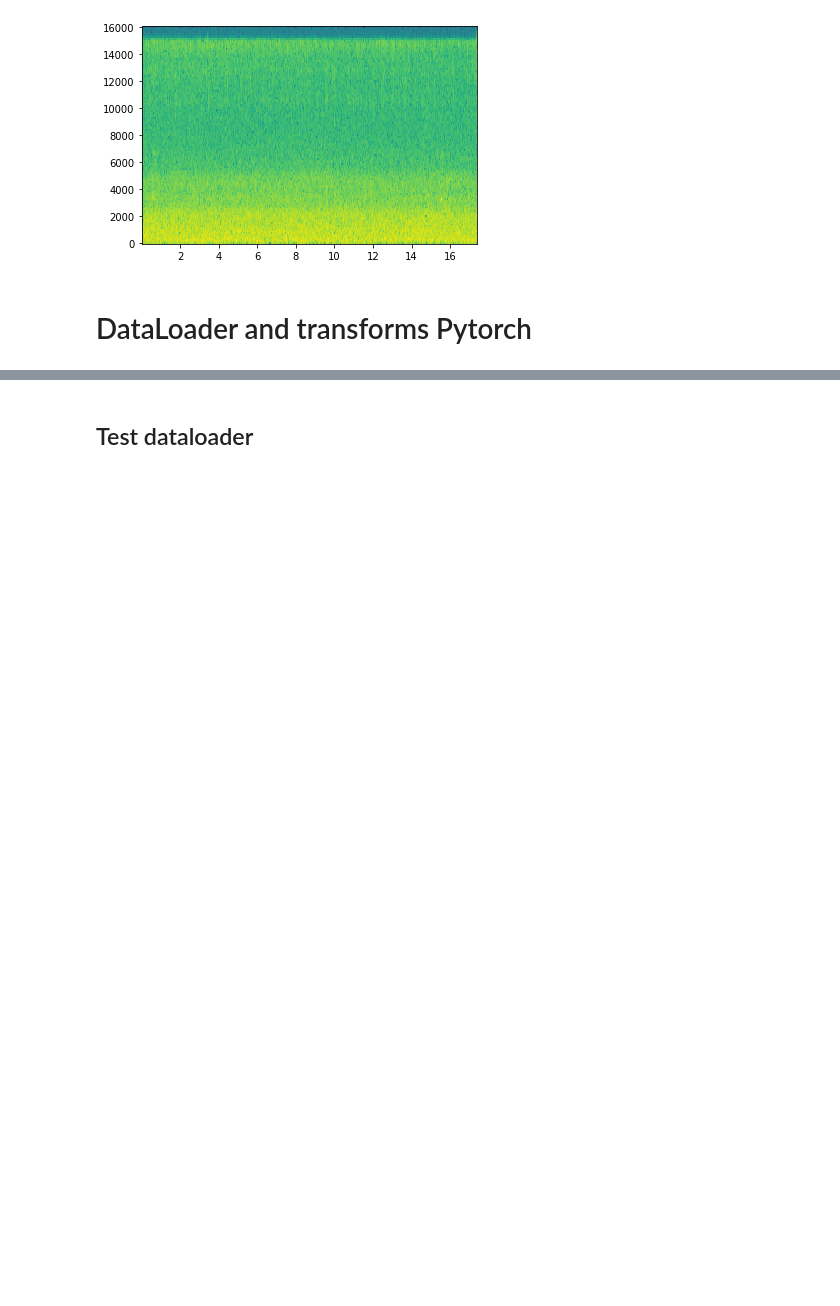
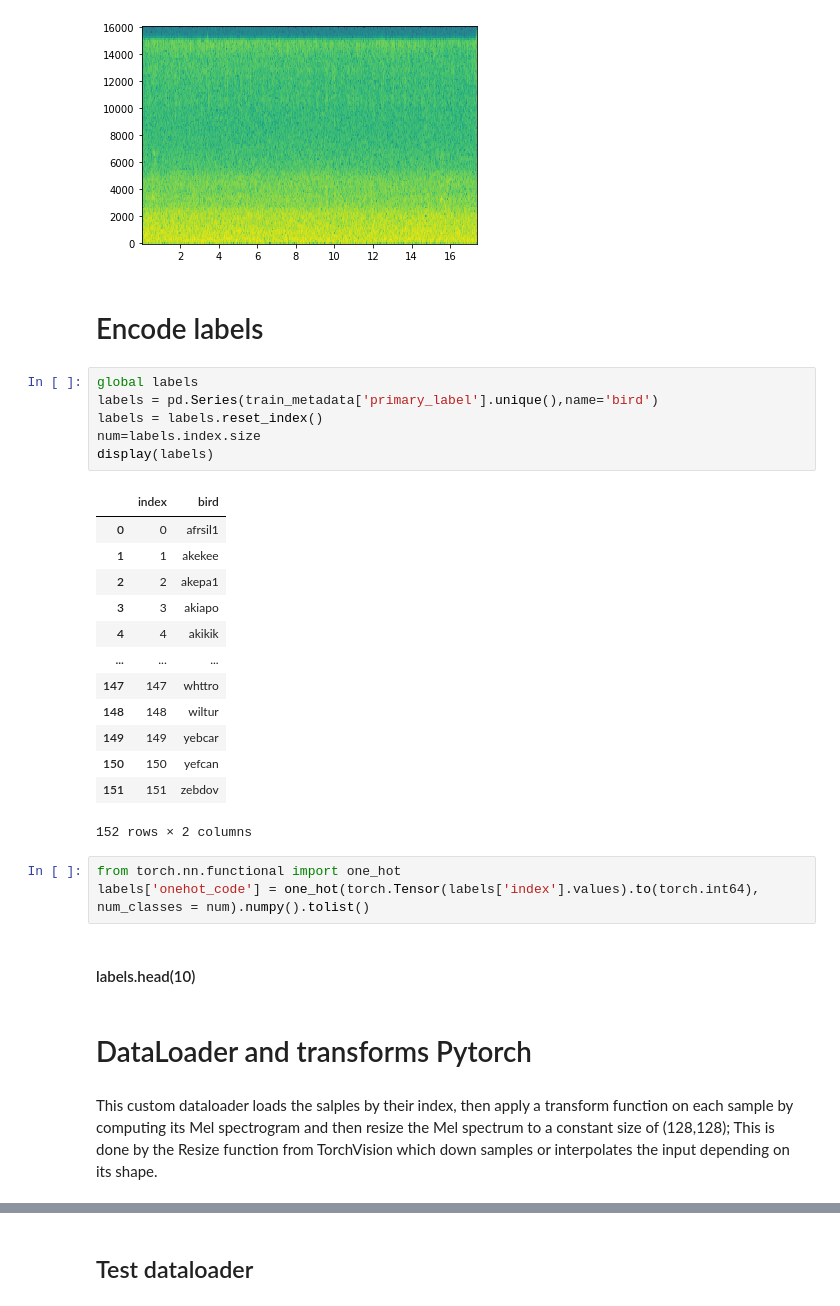
Before and after one commit to redaelhail/BirdClef-2022-Kaggle-comp, a Jupyter notebook: birdclef-2022-spectrum-custom-data-pytorch.ipynb, the cells around one changed output, grey strips where cells are left out. Cells and saved outputs as stored; diff of their text form; blank space fills up the shorter version.

```diff
--- a/birdclef-2022-spectrum-custom-data-pytorch.ipynb
+++ b/birdclef-2022-spectrum-custom-data-pytorch.ipynb
@@ -142,8 +142,37 @@ plt.pcolormesh(f,t, wave_sxx_graph)
 (2481,)
 <matplotlib.collections.QuadMesh at 0x...>
 [figure]
+# %% [markdown]
+# Encode labels
+# %%
+global labels
+labels = pd.Series(train_metadata['primary_label'].unique(),name='bird')
+labels = labels.reset_index()
+num=labels.index.size
+display(labels)
+# %% [output]
+|  | index | bird |
+| 0 | 0 | afrsil1 |
+| 1 | 1 | akekee |
+| 2 | 2 | akepa1 |
+| 3 | 3 | akiapo |
+| 4 | 4 | akikik |
+| ... | ... | ... |
+| 147 | 147 | whttro |
+| 148 | 148 | wiltur |
+| 149 | 149 | yebcar |
+| 150 | 150 | yefcan |
+| 151 | 151 | zebdov |
+152 rows × 2 columns
+# %%
+from torch.nn.functional import one_hot
+labels['onehot_code'] = one_hot(torch.Tensor(labels['index'].values).to(torch.int64), num_classes = num).numpy().tolist()
+# %% [markdown]
+#### labels.head(10)
 # %% [markdown]
 # DataLoader and transforms Pytorch
+# %% [markdown]
+This custom dataloader loads the salples by their index, then apply a transform function on each sample by computing its Mel spectrogram and then resize the Mel spectrum to a constant size of (128,128); This is done by the Resize function from TorchVision which down samples or interpolates the input depending on its shape.
 # %%
 annotation_file = r'/kaggle/input/birdclef-2022/train_metadata.csv'
 chirp_dir = r'/kaggle/input/birdclef-2022/train_audio'
```
Also changed, not shown: parts of 3 cells of this notebook.
